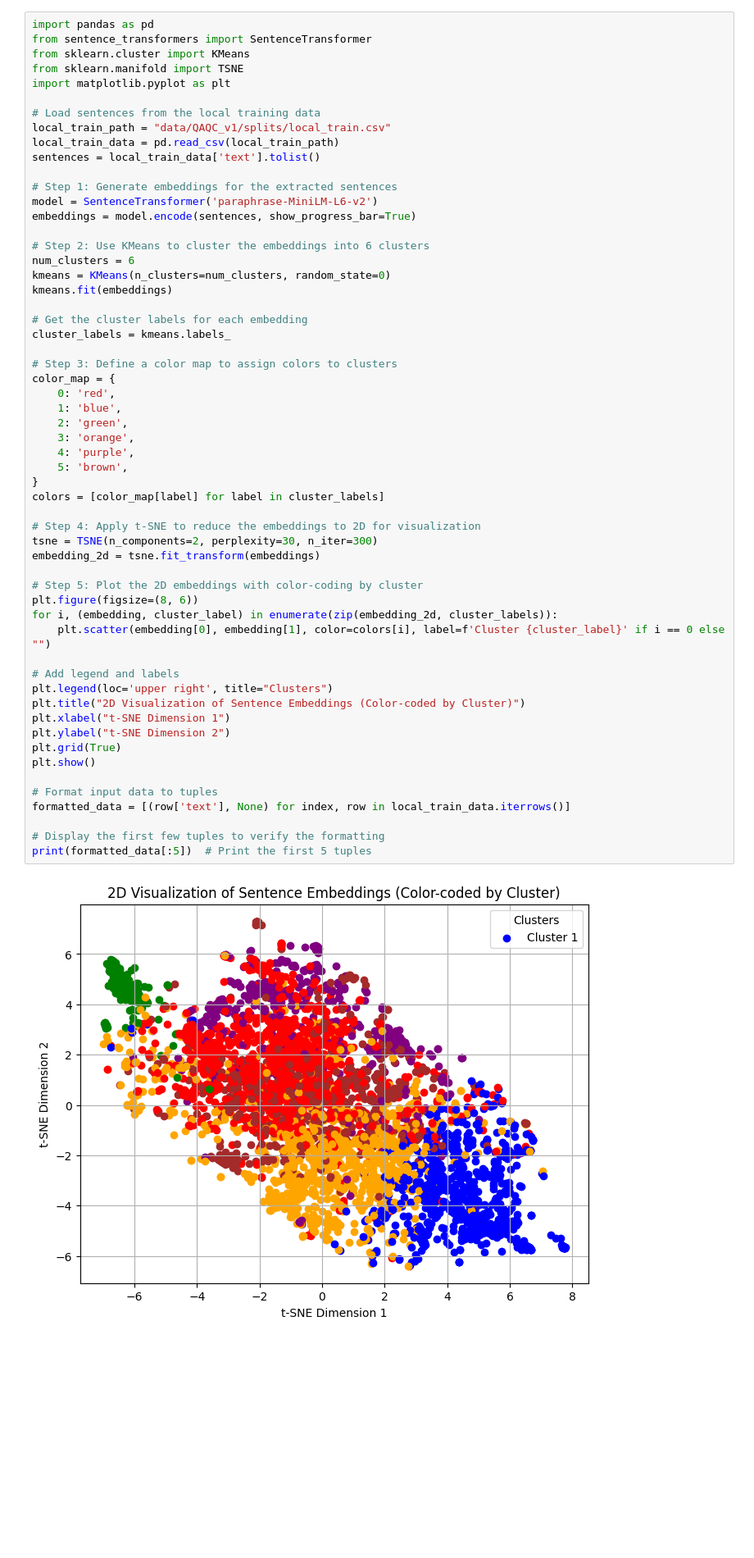
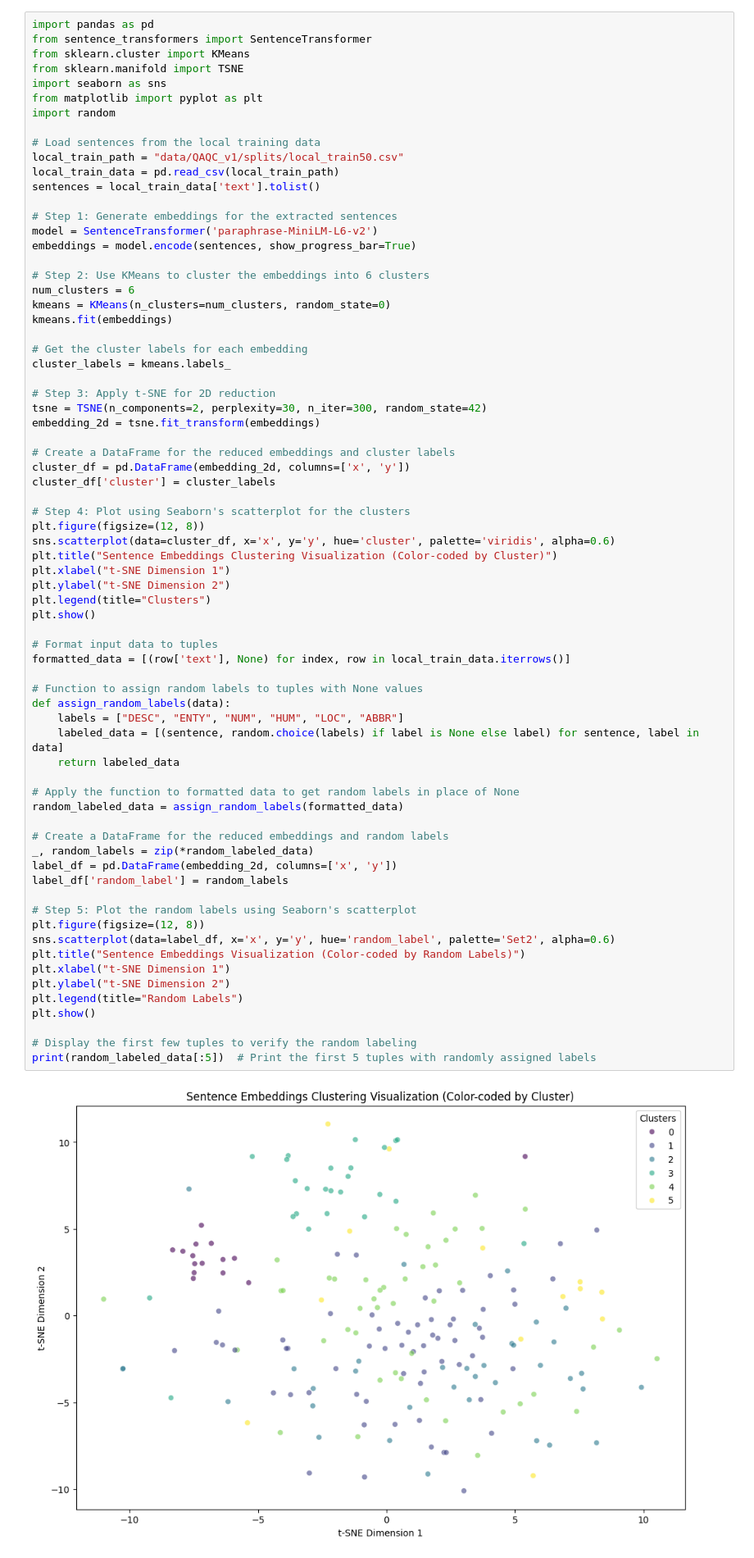
Before and after one commit to SpiffiRacoon/ISBiT, a Jupyter notebook: ML/research_notebook.ipynb, the cells around one changed output. Shown: that part at 82% size. Saved outputs shown, nothing was run; the diff lists cells and outputs as text; blank space fills up the shorter version.

Commit message:
tupels now get random labels

```diff
--- a/ML/research_notebook.ipynb
+++ b/ML/research_notebook.ipynb
@@ -236,57 +236,71 @@ import pandas as pd
 from sentence_transformers import SentenceTransformer
 from sklearn.cluster import KMeans
 from sklearn.manifold import TSNE
-import matplotlib.pyplot as plt
+import seaborn as sns
+from matplotlib import pyplot as plt
+import random
 
 # Load sentences from the local training data
-local_train_path = "data/QAQC_v1/splits/local_train.csv"
+local_train_path = "data/QAQC_v1/splits/local_train50.csv"
 local_train_data = pd.read_csv(local_train_path)
 sentences = local_train_data['text'].tolist()
 
 # Step 1: Generate embeddings for the extracted sentences
 model = SentenceTransformer('paraphrase-MiniLM-L6-v2')
 embeddings = model.encode(sentences, show_progress_bar=True)
 
 # Step 2: Use KMeans to cluster the embeddings into 6 clusters
 num_clusters = 6
 kmeans = KMeans(n_clusters=num_clusters, random_state=0)
 kmeans.fit(embeddings)
 
 # Get the cluster labels for each embedding
 cluster_labels = kmeans.labels_
 
-# Step 3: Define a color map to assign colors to clusters
-color_map = {
-    0: 'red',
-    1: 'blue',
-    2: 'green',
-    3: 'orange',
-    4: 'purple',
-    5: 'brown',
-}
-colors = [color_map[label] for label in cluster_labels]
-
-# Step 4: Apply t-SNE to reduce the embeddings to 2D for visualization
-tsne = TSNE(n_components=2, perplexity=30, n_iter=300)
+# Step 3: Apply t-SNE for 2D reduction
+tsne = TSNE(n_components=2, perplexity=30, n_iter=300, random_state=42)
 embedding_2d = tsne.fit_transform(embeddings)
 
-# Step 5: Plot the 2D embeddings with color-coding by cluster
-plt.figure(figsize=(8, 6))
-for i, (embedding, cluster_label) in enumerate(zip(embedding_2d, cluster_labels)):
-    plt.scatter(embedding[0], embedding[1], color=colors[i], label=f'Cluster {cluster_label}' if i == 0 else "")
+# Create a DataFrame for the reduced embeddings and cluster labels
+cluster_df = pd.DataFrame(embedding_2d, columns=['x', 'y'])
+cluster_df['cluster'] = cluster_labels
 
-# Add legend and labels
-plt.legend(loc='upper right', title="Clusters")
-plt.title("2D Visualization of Sentence Embeddings (Color-coded by Cluster)")
+# Step 4: Plot using Seaborn's scatterplot for the clusters
+plt.figure(figsize=(12, 8))
+sns.scatterplot(data=cluster_df, x='x', y='y', hue='cluster', palette='viridis', alpha=0.6)
+plt.title("Sentence Embeddings Clustering Visualization (Color-coded by Cluster)")
 plt.xlabel("t-SNE Dimension 1")
 plt.ylabel("t-SNE Dimension 2")
-plt.grid(True)
+plt.legend(title="Clusters")
 plt.show()
 
 # Format input data to tuples
 formatted_data = [(row['text'], None) for index, row in local_train_data.iterrows()]
 
-# Display the first few tuples to verify the formatting
-print(formatted_data[:5])  # Print the first 5 tuples
+# Function to assign random labels to tuples with None values
+def assign_random_labels(data):
+    labels = ["DESC", "ENTY", "NUM", "HUM", "LOC", "ABBR"]
+    labeled_data = [(sentence, random.choice(labels) if label is None else label) for sentence, label in data]
+    return labeled_data
+
+# Apply the function to formatted data to get random labels in place of None
+random_labeled_data = assign_random_labels(formatted_data)
+
+# Create a DataFrame for the reduced embeddings and random labels
+_, random_labels = zip(*random_labeled_data)
+label_df = pd.DataFrame(embedding_2d, columns=['x', 'y'])
+label_df['random_label'] = random_labels
+
+# Step 5: Plot the random labels using Seaborn's scatterplot
+plt.figure(figsize=(12, 8))
+sns.scatterplot(data=label_df, x='x', y='y', hue='random_label', palette='Set2', alpha=0.6)
+plt.title("Sentence Embeddings Visualization (Color-coded by Random Labels)")
+plt.xlabel("t-SNE Dimension 1")
+plt.ylabel("t-SNE Dimension 2")
+plt.legend(title="Random Labels")
+plt.show()
+
+# Display the first few tuples to verify the random labeling
+print(random_labeled_data[:5])  # Print the first 5 tuples with randomly assigned labels
 # %% [output]
-[figure, old version]
+[figure, new version]
```
Also changed, not shown: parts of 1 cell of this notebook.
